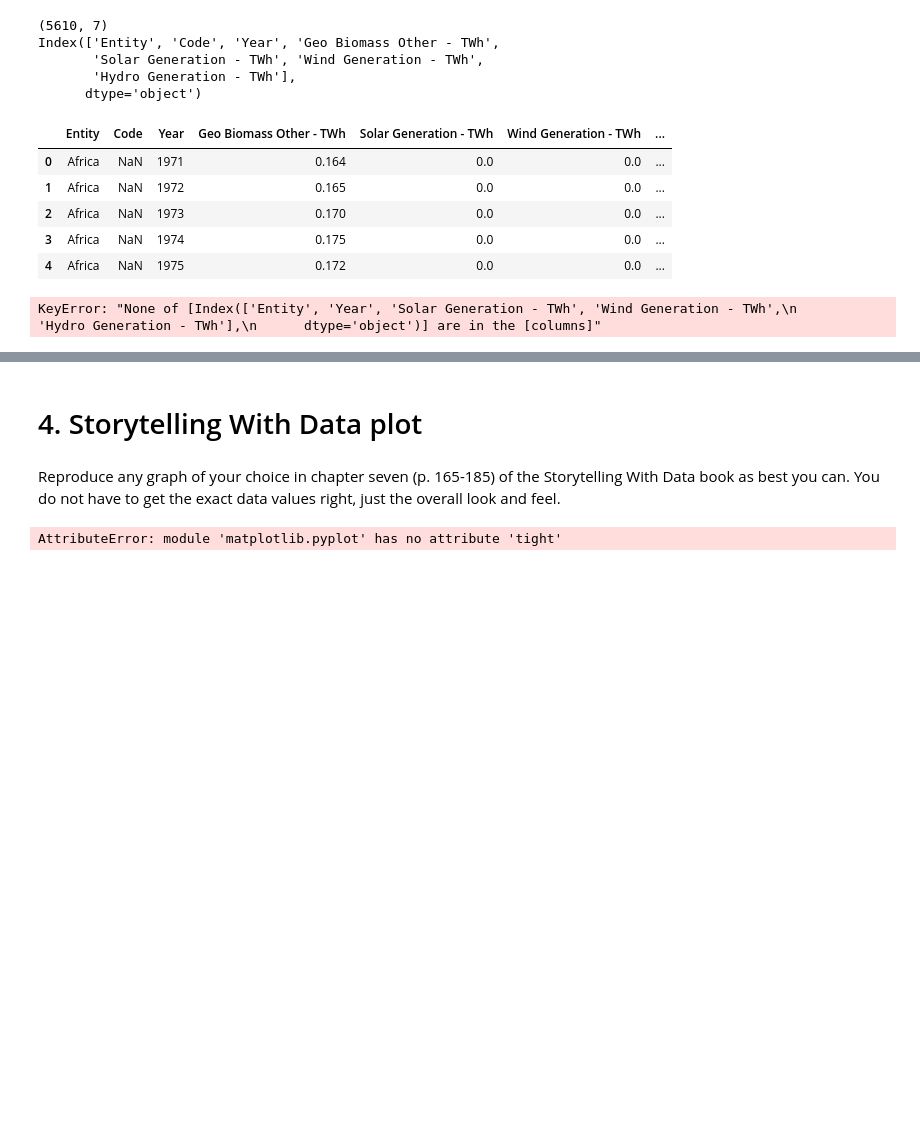
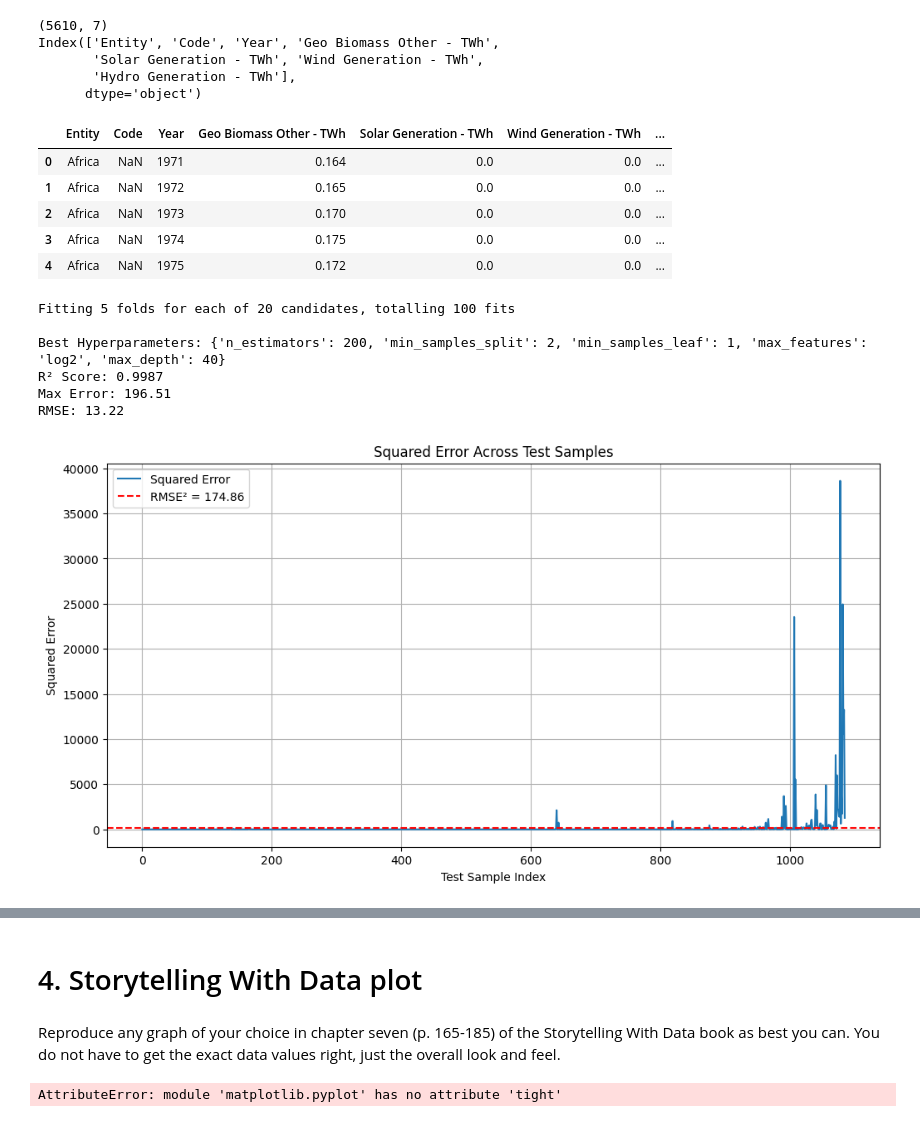
Before and after one commit to bu-sohan/AI-for-Leaders-Spring-2025, a Jupyter notebook: Week11.ipynb, the cells around one changed output, grey strips where cells are left out. Cells and saved outputs as stored; diff of their text form; code cells hidden in the pictures; blank space fills up the shorter version.

```diff
--- a/Week11.ipynb
+++ b/Week11.ipynb
@@ -233,7 +252,7 @@ from sklearn.metrics import r2_score, max_error, mean_squared_error
 from sklearn.preprocessing import LabelEncoder
 
 # Drop rows with missing values and focus on relevant columns
-df_ren2 = df_ren1[['Entity', 'Year', 'Solar Generation - TWh', 'Wind Generation - TWh', 'Hydro Generation - TWh']].dropna()
+df_ren2 = df_ren2[['Entity', 'Year', 'Solar Generation - TWh', 'Wind Generation - TWh', 'Hydro Generation - TWh']].dropna()
 
 # Encode categorical variables
 le_country = LabelEncoder()
@@ -288,4 +307,39 @@ print(f"R² Score: {r2:.4f}")
 print(f"Max Error: {max_err:.2f}")
 print(f"RMSE: {rmse:.2f}")
 # %% [output]
-KeyError: "None of [Index(['Entity', 'Year', 'Solar Generation - TWh', 'Wind Generation - TWh',\n       'Hydro Generation - TWh'],\n      dtype='object')] are in the [columns]"
+Fitting 5 folds for each of 20 candidates, totalling 100 fits
+
+Best Hyperparameters: {'n_estimators': 200, 'min_samples_split': 2, 'min_samples_leaf': 1, 'max_features': 'log2', 'max_depth': 40}
+R² Score: 0.9987
+Max Error: 196.51
+RMSE: 13.22
+# %%
+import matplotlib.pyplot as plt
+import seaborn as sns
+
+# Calculate residuals (errors)
+residuals = y_test - y_pred
+squared_errors = residuals ** 2
+
+# Create a DataFrame for easier plotting
+rmse_df = pd.DataFrame({
+    'Actual': y_test,
+    'Predicted': y_pred,
+    'Squared Error': squared_errors
+})
+
+# Sort by Actual values for cleaner visualization
+rmse_df = rmse_df.sort_values('Actual').reset_index(drop=True)
+
+# Plot
+plt.figure(figsize=(12,6))
+sns.lineplot(data=rmse_df, x=rmse_df.index, y='Squared Error', label='Squared Error')
+plt.axhline(rmse**2, color='red', linestyle='--', label=f'RMSE² = {rmse**2:.2f}')
+plt.title('Squared Error Across Test Samples')
+plt.xlabel('Test Sample Index')
+plt.ylabel('Squared Error')
+plt.legend()
+plt.grid(True)
+plt.show()
+# %% [output]
+[figure, added]
```
Also changed, not shown: parts of 7 cells of this notebook.
